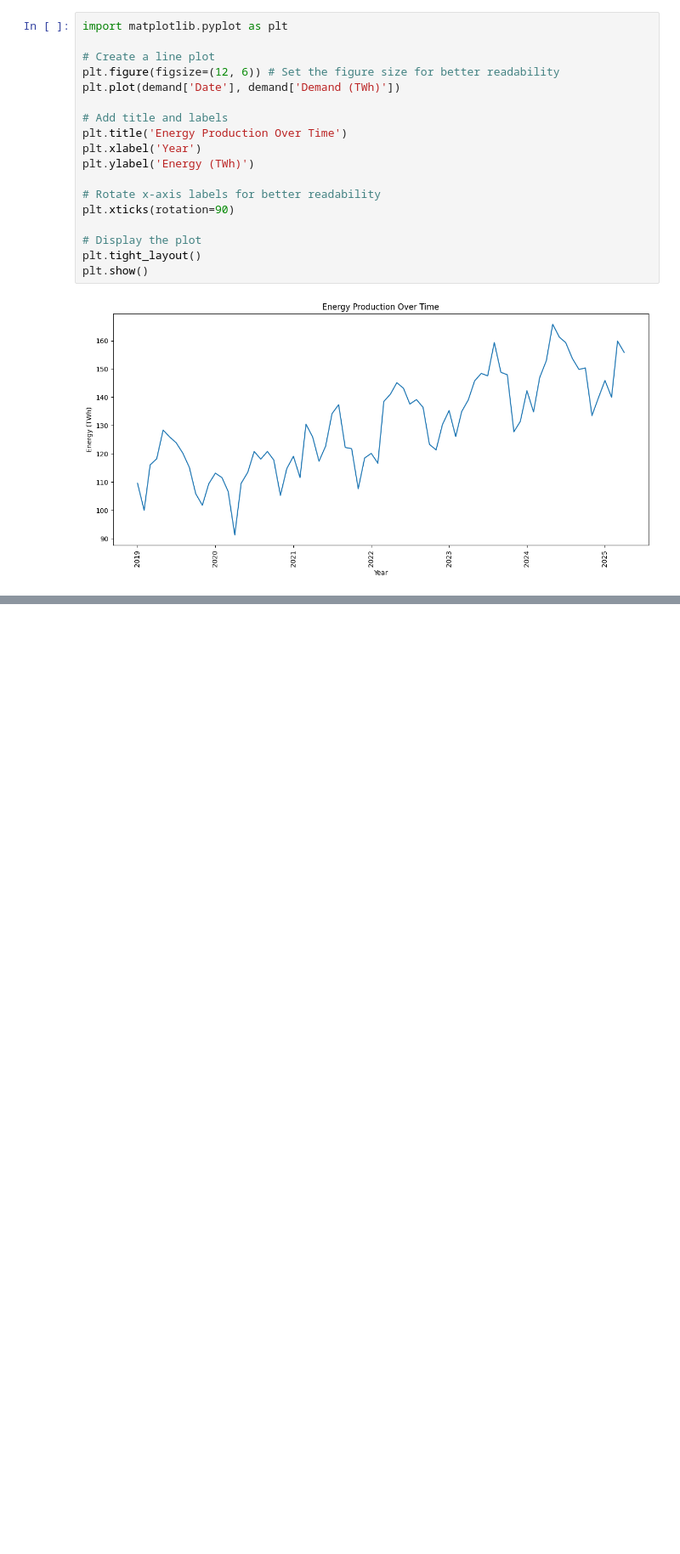
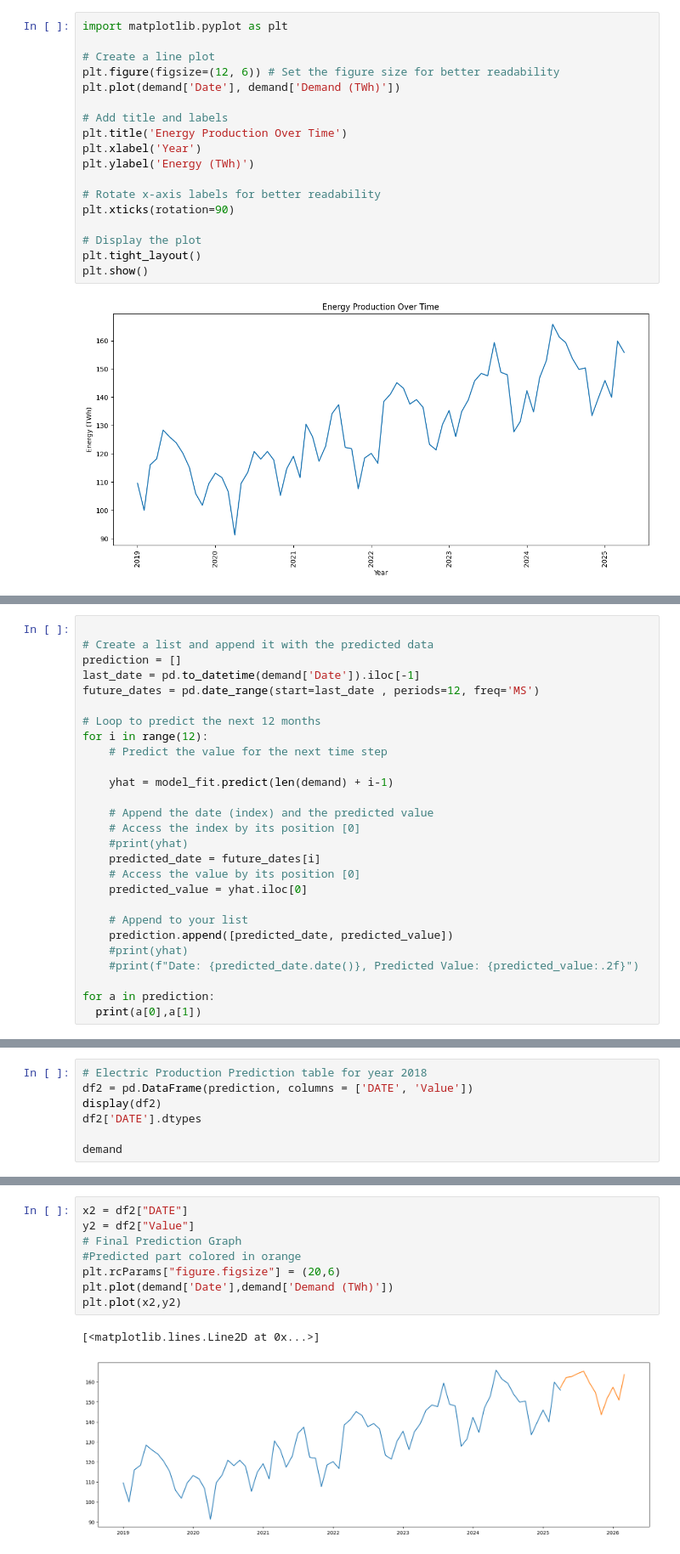
Before and after one commit to Stormbreaker06/Electricity-Demand-Time-Series-Analysis, a Jupyter notebook: dataset.ipynb, the cells around one changed output, grey strips where cells are left out. Shown: that part at 85% size. Cells and saved outputs as stored; diff of their text form; blank space fills up the shorter version.

Commit message:
Completed the Time Series Analysis

```diff
--- a/dataset.ipynb
+++ b/dataset.ipynb
@@ -67,0 +146,27 @@ plt.show()
+# %%
+
+# Create a list and append it with the predicted data
+prediction = []
+last_date = pd.to_datetime(demand['Date']).iloc[-1]
+future_dates = pd.date_range(start=last_date , periods=12, freq='MS')
+
+# Loop to predict the next 12 months
+for i in range(12):
+    # Predict the value for the next time step
+
+    yhat = model_fit.predict(len(demand) + i-1)
+
+    # Append the date (index) and the predicted value
+    # Access the index by its position [0]
+    #print(yhat)
+    predicted_date = future_dates[i]
+    # Access the value by its position [0]
+    predicted_value = yhat.iloc[0]
+
+    # Append to your list
+    prediction.append([predicted_date, predicted_value])
+    #print(yhat)
+    #print(f"Date: {predicted_date.date()}, Predicted Value: {predicted_value:.2f}")
+
+for a in prediction:
+  print(a[0],a[1])
@@ -67,0 +191,7 @@ plt.show()
+# %%
+# Electric Production Prediction table for year 2018
+df2 = pd.DataFrame(prediction, columns = ['DATE', 'Value'])
+display(df2)
+df2['DATE'].dtypes
+
+demand
@@ -67,0 +259,11 @@ plt.show()
+# %%
+x2 = df2["DATE"]
+y2 = df2["Value"]
+# Final Prediction Graph
+#Predicted part colored in orange
+plt.rcParams["figure.figsize"] = (20,6)
+plt.plot(demand['Date'],demand['Demand (TWh)'])
+plt.plot(x2,y2)
+# %% [output]
+[<matplotlib.lines.Line2D at 0x...>]
+[figure, added]
```
Also changed, not shown: parts of 13 cells of this notebook.
